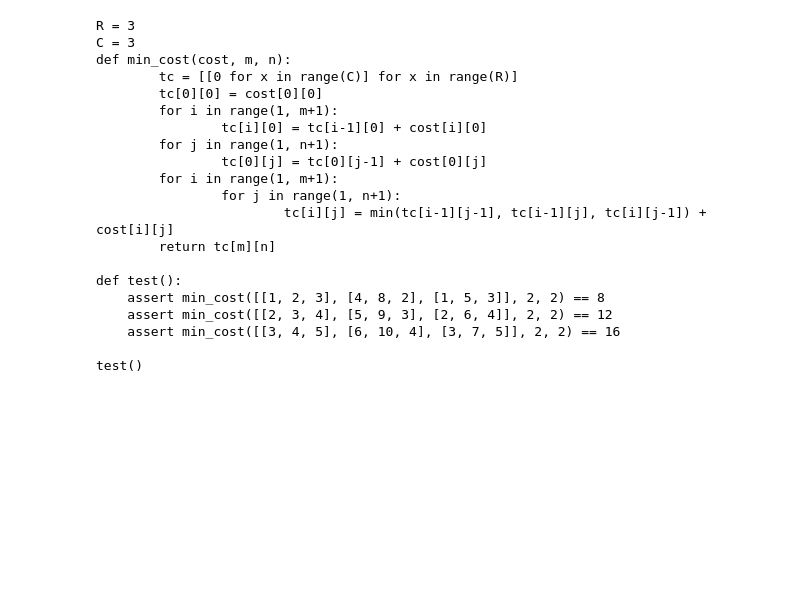
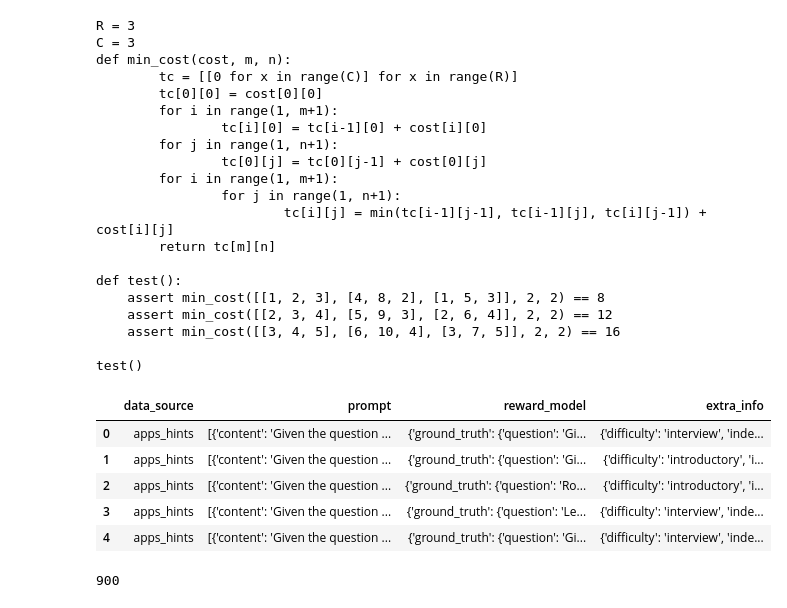
Before and after one commit to arunvp3799/ReinforcedTeacher, a Jupyter notebook: src/experimets.ipynb, the cells around one changed output. Saved outputs shown, nothing was run; the diff lists cells and outputs as text; code cells hidden in the pictures; blank space fills up the shorter version.

```diff
--- a/src/experimets.ipynb
+++ b/src/experimets.ipynb
@@ -211,3 +211,19 @@ def test():
 test()"""
 
 exec(code)
+# %%
+import pandas as pd
+
+df = pd.read_parquet("/Users/arunpurohit/Desktop/NYU/Semester-3/EfficientAI/ReinforcedTeacher/data/apps/train.parquet")
+df.head()
+# %% [output]
+|  | data_source | prompt | reward_model | extra_info |
+| 0 | apps_hints | [{'content': 'Given the question ... | {'ground_truth': {'question': 'Gi... | {'difficulty': 'interview', 'inde... |
+| 1 | apps_hints | [{'content': 'Given the question ... | {'ground_truth': {'question': 'Gi... | {'difficulty': 'introductory', 'i... |
+| 2 | apps_hints | [{'content': 'Given the question ... | {'ground_truth': {'question': 'Ro... | {'difficulty': 'introductory', 'i... |
+| 3 | apps_hints | [{'content': 'Given the question ... | {'ground_truth': {'question': 'Le... | {'difficulty': 'interview', 'inde... |
+| 4 | apps_hints | [{'content': 'Given the question ... | {'ground_truth': {'question': 'Gi... | {'difficulty': 'interview', 'inde... |
+# %%
+len(df)
+# %% [output]
+900
```
Also changed, not shown: parts of 1 cell of this notebook, 8 other files.
